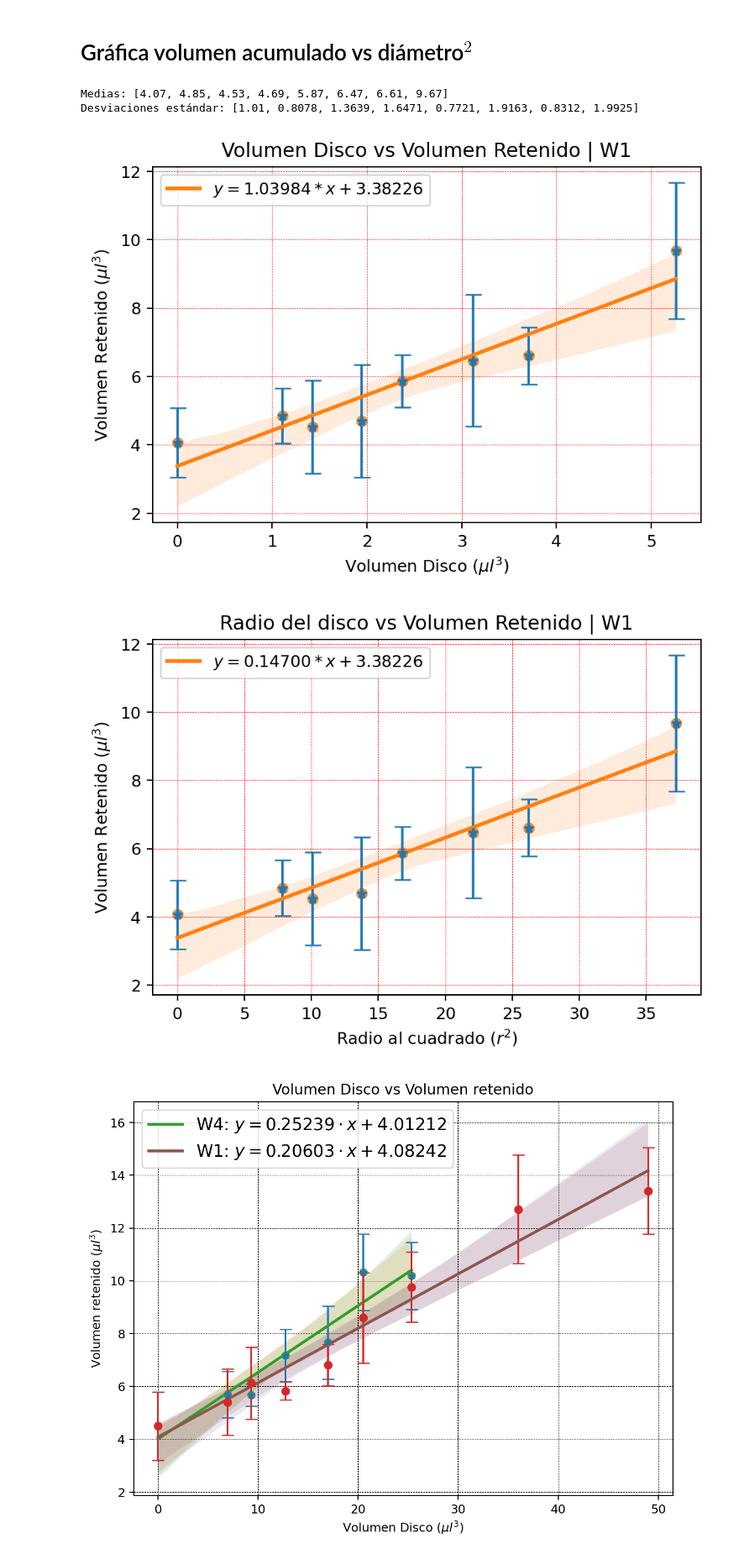
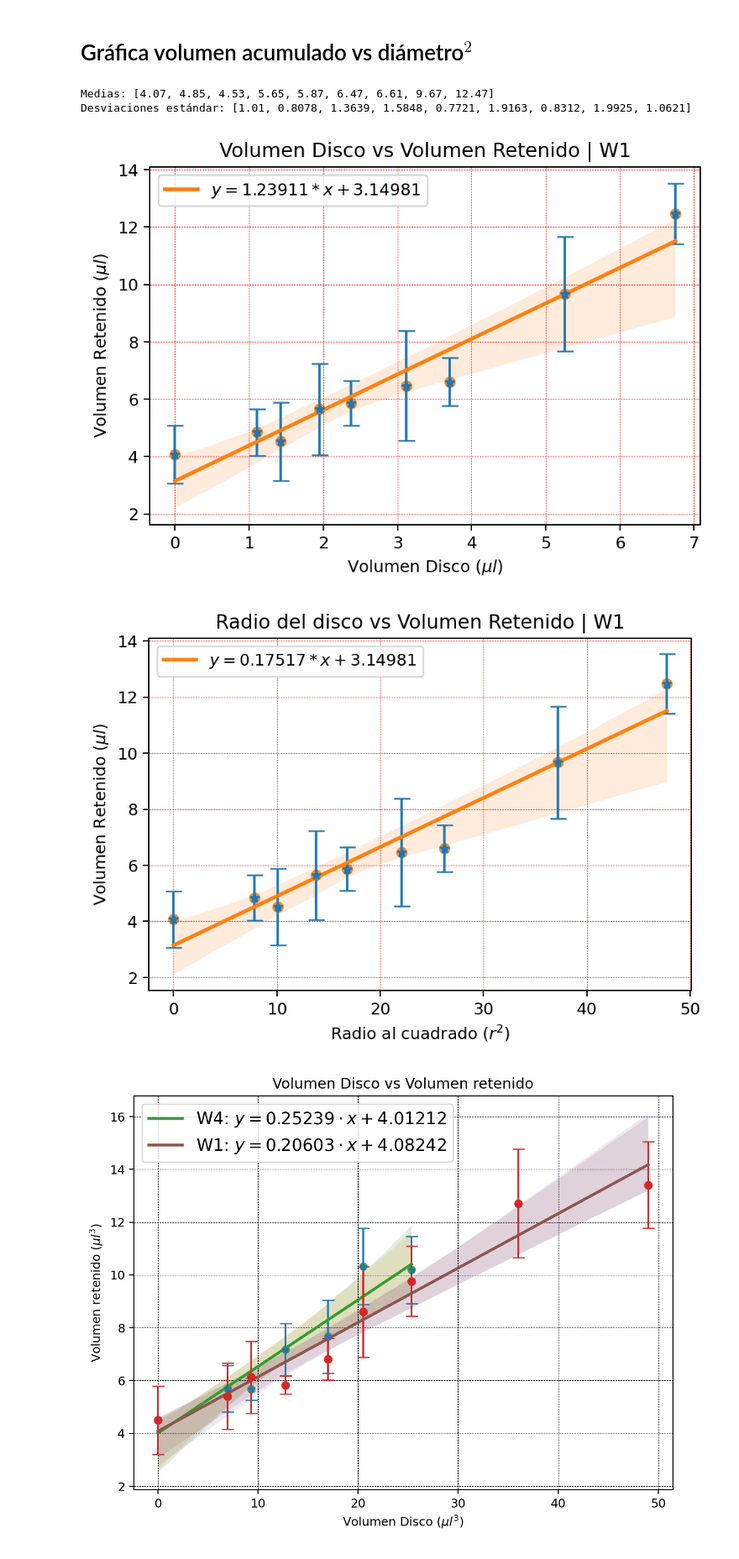
Before and after one commit to And2300/Trash, a Jupyter notebook: Experimento3.ipynb, the cells around one changed output. Shown at 84% size. Saved outputs shown, nothing was run; the diff lists cells and outputs as text; code cells hidden in the pictures.

```diff
--- a/Experimento3.ipynb
+++ b/Experimento3.ipynb
@@ -94,0 +112,3 @@ plot_hist(listasd2,listasd1, alpha=2)
+# %%
+listad81 = [2.6764,2.6805,2.6781,2.6763,2.6771,2.6777,2.6783,2.6782,2.6786,2.6790]
+listad82 = [2.6896,2.6910,2.6899,2.6899,2.6906,2.6907,2.6918,2.6891,2.6906,2.6917]
@@ -136,3 +157,14 @@ listad32 = [2.6771,2.6777,2.6779,2.6772,2.6788,2.6789,2.6775,2.6759,2.6758,2.677
+# %%
+#listad31 = [2.6724,2.6763,2.6724,2.6756,2.6724,2.6732,2.6718,2.6707,2.6705,2.6721]
+#listad32 = [2.6771,2.6777,2.6779,2.6772,2.6788,2.6789,2.6775,2.6759,2.6758,2.6775]
+
+#listad31 = [2.6768,2.6760,2.6760,2.6776,2.6784,2.6759,2.6779,2.6785,2.6793,2.6765]
+#listad32 = [2.6830,2.6831,2.6817,2.6848,2.6837,2.6826,2.6844,2.6855,2.6860,2.6842]
+
+listad31 = [2.6724,2.6763,2.6724,2.6756,2.6724,2.6732,2.6718,2.6707,2.6705,2.6721,
+            2.6768,2.6760,2.6760,2.6776,2.6784,2.6759,2.6779,2.6785,2.6793,2.6765]
+listad32 = [2.6771,2.6777,2.6779,2.6772,2.6788,2.6789,2.6775,2.6759,2.6758,2.6775,
+            2.6830,2.6831,2.6817,2.6848,2.6837,2.6826,2.6844,2.6855,2.6860,2.6842]
 # %%
 plot_hist(listad32,listad31, alpha=2)
 # %% [output]
@@ -168,7 +200,7 @@ discoD6 = [5.12]#[5.115,5.000,5.064,4.932,5.056]
 discoD7 = [6.1]#[5.8,6.2]
 discoD8 = [6.91]#[7.1,6.9]
 
-discos = [0,discoD1,discoD2,discoD3,discoD4,discoD5,discoD6,discoD7]
+discos = [0,discoD1,discoD2,discoD3,discoD4,discoD5,discoD6,discoD7,discoD8]
           #discoD7,discoD8]
 # %%
 mediasDisco = []
@@ -206,15 +238,16 @@ listas = [
     (lmil(listad42), lmil(listad41)),
     (lmil(listad52), lmil(listad51)),
     (lmil(listad62), lmil(listad61)),
-    (lmil(listad72), lmil(listad71))
+    (lmil(listad72), lmil(listad71)),
+    (lmil(listad82), lmil(listad81))
 ]
 # %%
 mediasvol, desviacionesvol = med_std_lis(listas)
 print("Medias:", mediasvol)
 print("Desviaciones estándar:", desviacionesvol)
 # %% [output]
-Medias: [4.07, 4.85, 4.53, 4.69, 5.87, 6.47, 6.61, 9.67]
-Desviaciones estándar: [1.01, 0.8078, 1.3639, 1.6471, 0.7721, 1.9163, 0.8312, 1.9925]
+Medias: [4.07, 4.85, 4.53, 5.65, 5.87, 6.47, 6.61, 9.67, 12.47]
+Desviaciones estándar: [1.01, 0.8078, 1.3639, 1.5848, 0.7721, 1.9163, 0.8312, 1.9925, 1.0621]
 # %%
 fig, ax = plt.subplots(figsize=(6,4), dpi=180)
 
@@ -227,35 +260,35 @@ slope, intercept, r_value, pv, se = stats.linregress(mediasDiscoCuad, mediasvol)
 sns.regplot(x=mediasDiscoCuad, y=mediasvol, line_kws={'label':'$y=%3.7s*x+%3.7s$'%(slope, intercept)})
 
 #ax.set_ylim(0, 2)
-ax.set_xlabel('Volumen Disco ($\mu l^3$)')
-ax.set_ylabel('Volumen Retenido ($\mu l^3$)')
+ax.set_xlabel('Volumen Disco ($\mu l$)')
+ax.set_ylabel('Volumen Retenido ($\mu l$)')
 ax.set_title('Volumen Disco vs Volumen Retenido | W1')
 ax.grid(color='r', linestyle='--', linewidth=0.3)
 
 plt.legend()
 plt.show()
 # %% [output]
-[figure, old version]
+[figure, new version]
 # %%
 fig, ax = plt.subplots(figsize=(6,4), dpi=180)
 
 mediasDiscoCuad = [x**2 for x in mediasDisco]
 #mediasvolx = [ x*1000 for x in mediasvol]
 ax.errorbar(mediasDiscoCuad, mediasvol, yerr=desviacionesvol, fmt='*', capsize=5)
 #sns.regplot(mediasDiscoCuad, mediasvol)
 
 slope, intercept, r_value, pv, se = stats.linregress(mediasDiscoCuad, mediasvol)
 sns.regplot(x=mediasDiscoCuad, y=mediasvol, line_kws={'label':'$y=%3.7s*x+%3.7s$'%(slope, intercept)})
 
 ax.set_xlabel('Radio al cuadrado ($r^2$)')
-ax.set_ylabel('Volumen Retenido ($\mu l^3$)')
+ax.set_ylabel('Volumen Retenido ($\mu l$)')
 ax.set_title('Radio del disco vs Volumen Retenido | W1')
 ax.grid(color='r', linestyle='--', linewidth=0.3)
 
 plt.legend()
 plt.show()
 # %% [output]
-[figure, old version]
+[figure, new version]
 # %%
 #datos whatman 1
 mediasDiscoW1 = [0.0, 2.6371, 3.0493, 3.5667, 4.1213, 4.5264, 5.0334, 6.0, 7.0]
```
Also changed, not shown: parts of 7 cells of this notebook.
